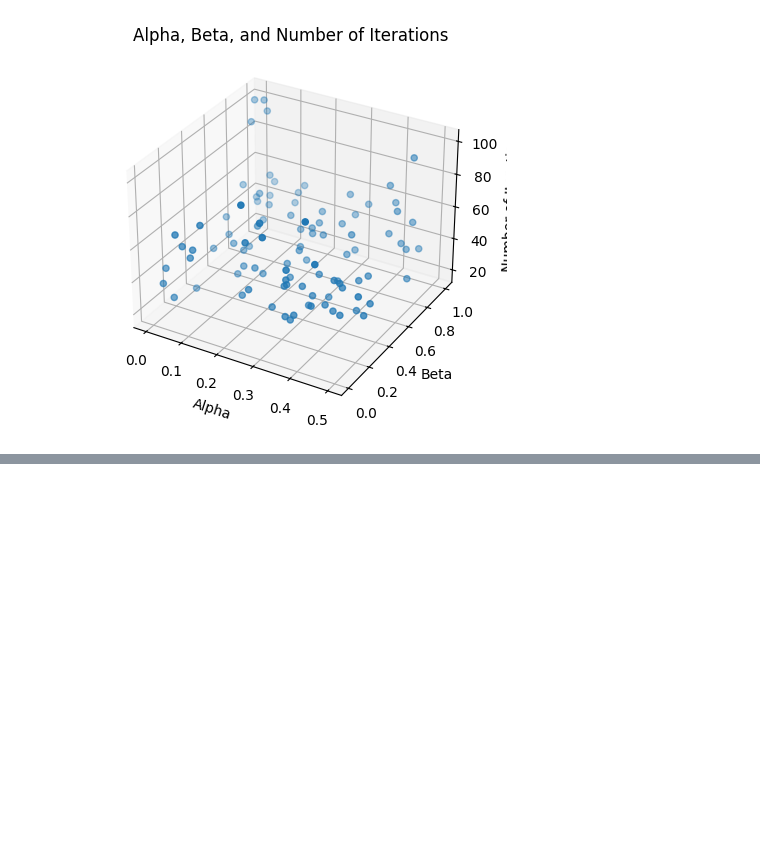
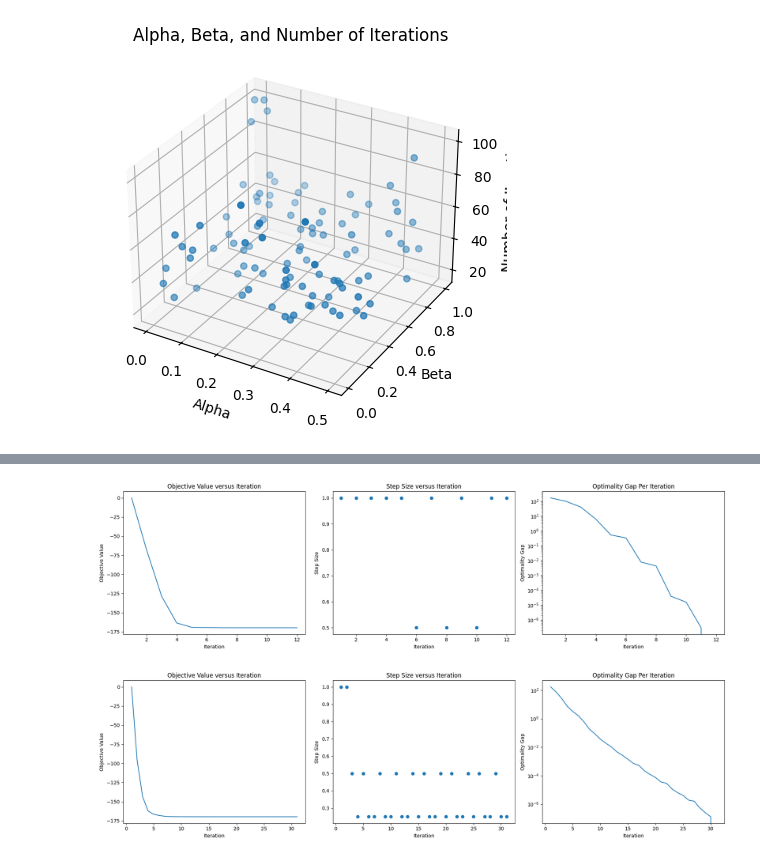
Before and after one commit to Hansespinosa2/cvx-opt-fall24, a Jupyter notebook: homework solutions/hw7/hw7-espinosa-code.ipynb, the cells around one changed output, grey strips where cells are left out. Saved outputs shown, nothing was run; the diff lists cells and outputs as text; code cells hidden in the pictures; blank space fills up the shorter version.

```diff
--- a/homework solutions/hw7/hw7-espinosa-code.ipynb
+++ b/homework solutions/hw7/hw7-espinosa-code.ipynb
@@ -224,0 +593,7 @@ plt.show()
+# %%
+def hess_f(A, x, diagonal_approximation = False):
+    hess = A.T @ np.diag(1 / np.square(1 - A @ x)) @ A + np.diag((1+np.square(x)) / np.square((1-np.square(x))))
+    if diagonal_approximation:
+        return np.diag(np.diag(hess))
+    else:
+        return hess
@@ -224,0 +635,14 @@ plt.show()
+# %%
+alpha, beta, epsilon = set_hyperparameters(epsilon=10e-8)
+
+A, x = set_problem_parameters()
+results_no_approx = newtons_method(A, x, alpha, beta, epsilon,N=1)
+
+A, x = set_problem_parameters()
+results_hess_approx = newtons_method(A, x, alpha, beta, epsilon,1,True)
+
+plot_results(results_no_approx)
+plot_results(results_hess_approx)
+# %% [output]
+[figure, added]
+[figure, added]
```
Also changed, not shown: parts of 22 cells of this notebook, 9 other files.
